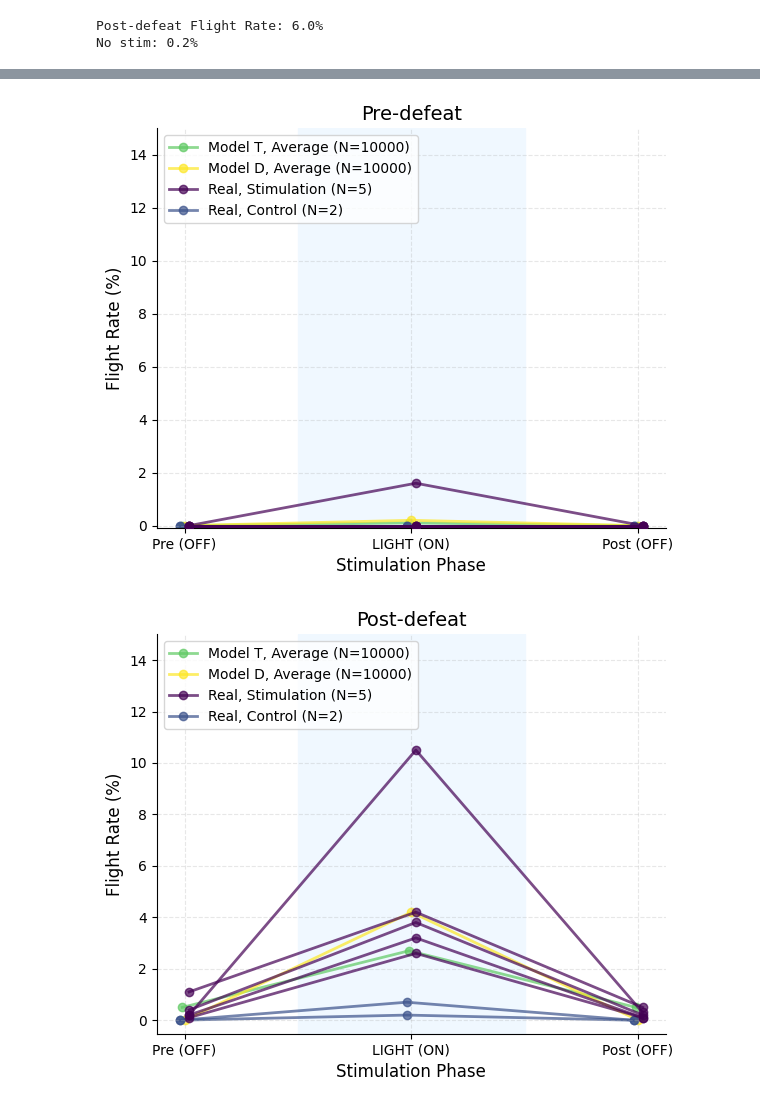
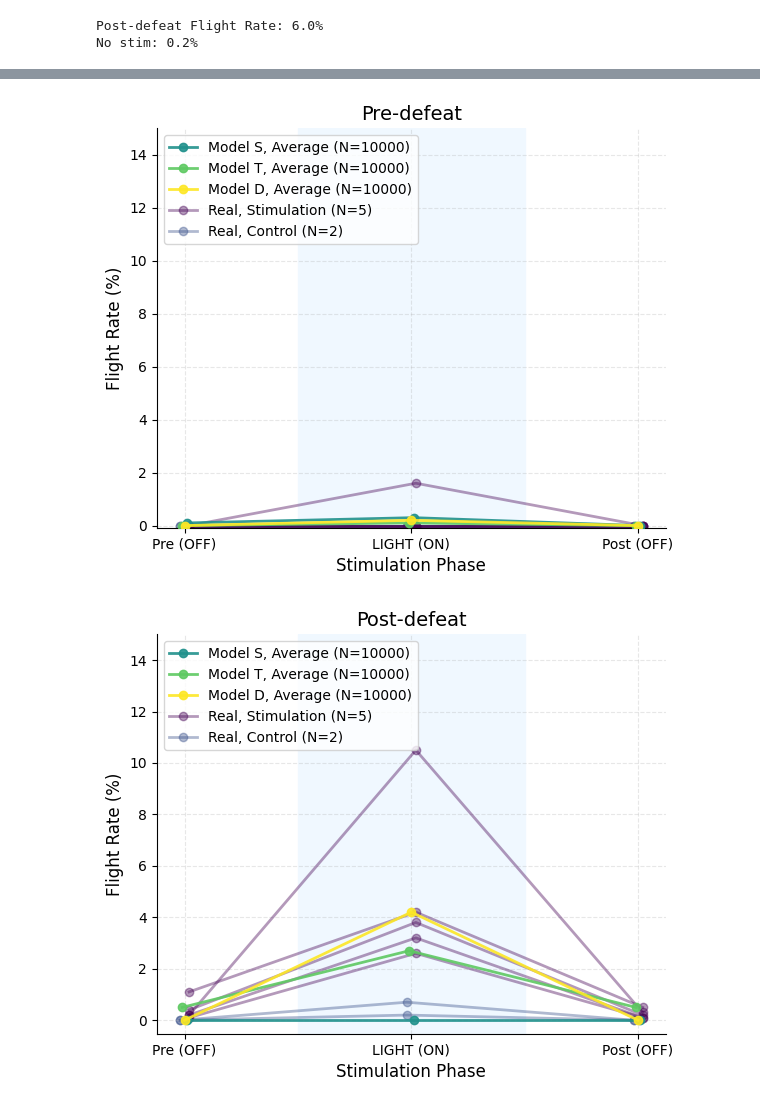
Before and after one commit to hridaik/social-defeat, a Jupyter notebook: opto_preds.ipynb, the cells around one changed output, grey strips where cells are left out. Drawn from its saved outputs; the diff is of its cells as text; code cells hidden in the pictures.

```diff
--- a/opto_preds.ipynb
+++ b/opto_preds.ipynb
@@ -438,14 +557,19 @@ model_data_post_T = [0.5, 2.7, 0.5]
 model_data_pre_D = [0.0, 0.2, 0.0]
 model_data_post_D = [0.0, 4.2, 0.0]
 
+model_data_pre_S = [0.1, 0.3, 0.0]
+model_data_post_S = [0.0, 0.0, 0.0]
+
 results_pre = [
+    ("Model S, Average (N=10000)", model_data_pre_S),
     ("Model T, Average (N=10000)", model_data_pre_T),
-    ("Model D, Average (N=10000)", model_data_pre_D),
+    ("Model D, Average (N=10000)", model_data_pre_D)
 ]
 
 results_post = [
+    ("Model S, Average (N=10000)", model_data_post_S),
     ("Model T, Average (N=10000)", model_data_post_T),
-    ("Model D, Average (N=10000)", model_data_post_D),
+    ("Model D, Average (N=10000)", model_data_post_D)
 ]
 
 # Blue Lines (ChR2) - The responders
@@ -500,9 +624,18 @@ def plot_repeated_lines(data_list, cond, save=False):
 
     color_map = {
         "Real, Stimulation (N=5)": "#440154",
+        "Model S, Average (N=10000)": "#21918c",
         "Model T, Average (N=10000)": "#5ec962",
         "Model D, Average (N=10000)": "#fde725",
         "Real, Control (N=2)": "#3b528b"
+    }
+
+    alphas = {
+        "Real, Stimulation (N=5)": 0.4,
+        "Model S, Average (N=10000)": 0.9,
+        "Model T, Average (N=10000)": 0.9,
+        "Model D, Average (N=10000)": 0.9,
+        "Real, Control (N=2)": 0.4
     }
 
     x_offsets = {
@@ -510,12 +643,15 @@ def plot_repeated_lines(data_list, cond, save=False):
         "Real, Control (N=2)": -0.02,     # Shift Grey slightly left
         "Model T, Average (N=10000)": 0.0,
         "Model T, Average (N=10000)": -0.01,
+        "Model S, Average (N=10000)": 0.01,
     }
 
     # 2. Add Z-order to ensure Blue (ChR2) is always plotted on top of Grey
     z_orders = {
-        "Real, Stimulation (N=5)": 3,
-        "Model Average (N=10000)": 2,
+        "Real, Stimulation (N=5)": 2,
+        "Model T, Average (N=10000)": 3,
+        "Model S, Average (N=10000)": 3,
+        "Model D, Average (N=10000)": 3,
         "Real, Control (N=2)": 1
     }
 
@@ -525,6 +661,7 @@ def plot_repeated_lines(data_list, cond, save=False):
 
     for label, values in data_list:
         line_color = color_map.get(label, "black")
+        line_alpha  = alphas.get(label, 0.7)
 
         # Determine the shifted X coordinates for this specific line
         shift = x_offsets.get(label, 0)
@@ -537,34 +674,34 @@ def plot_repeated_lines(data_list, cond, save=False):
         z = z_orders.get(label, 1)
 
         ax.plot(x_coords, values, marker='o', linewidth=2, markersize=6,
-                color=line_color, label=lbl, alpha=0.7, zorder=z)
+                color=line_color, label=lbl, alpha=line_alpha, zorder=z)
 
         seen_labels.add(label)
 
     # Formatting
     ax.set_title(f"{cond}-defeat", fontsize=14)
     ax.set_ylabel("Flight Rate (%)", fontsize=12)
     ax.set_xlabel("Stimulation Phase", fontsize=12)
     ax.set_ylim(top=15)
 
     # Reset X-ticks to match the original text labels
     ax.set_xticks(phases_indices)
     ax.set_xticklabels(phases_labels)
 
     ax.grid(True, linestyle='--', alpha=0.3)
     ax.legend(loc="upper left")
 
     # Clean up
     ax.spines['top'].set_visible(False)
     ax.spines['right'].set_visible(False)
 
     plt.tight_layout()
     if save:
         plt.savefig(f'opto_{cond}.svg', format='svg', bbox_inches='tight')
     plt.show()
 
 plot_repeated_lines(results_pre, cond='Pre', save=True)
 plot_repeated_lines(results_post, cond='Post', save=True)
 # %% [output]
-[figure, old version]
+[figure, new version]
-[figure, old version]
+[figure, new version]
```
Also changed, not shown: parts of 2 cells of this notebook, 6 other files.
